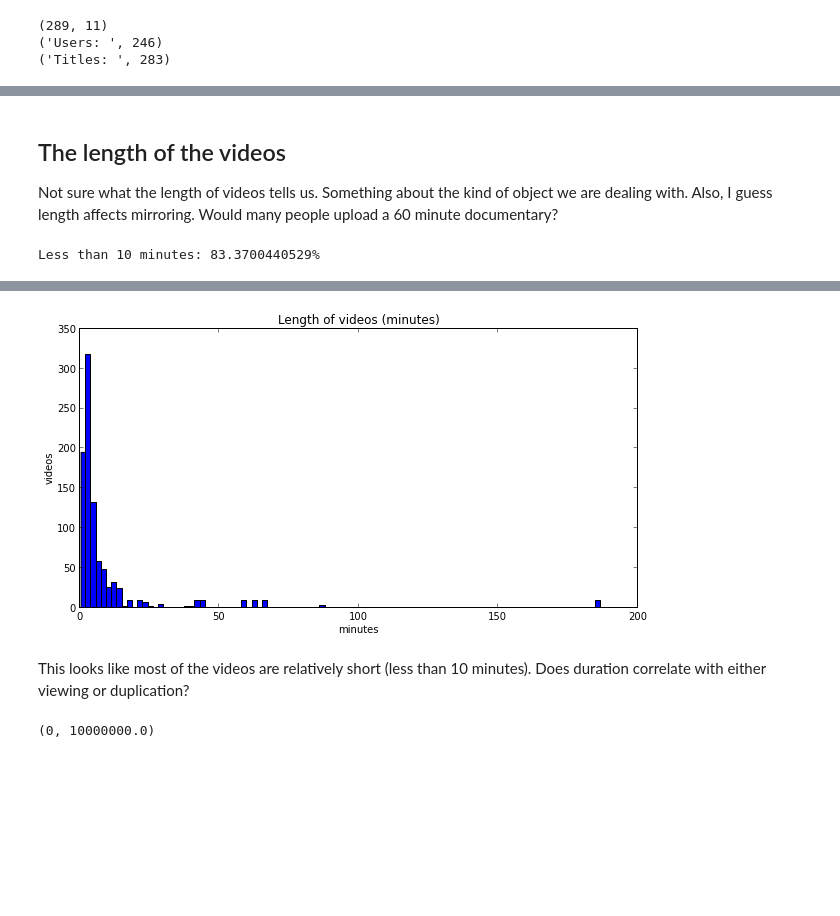
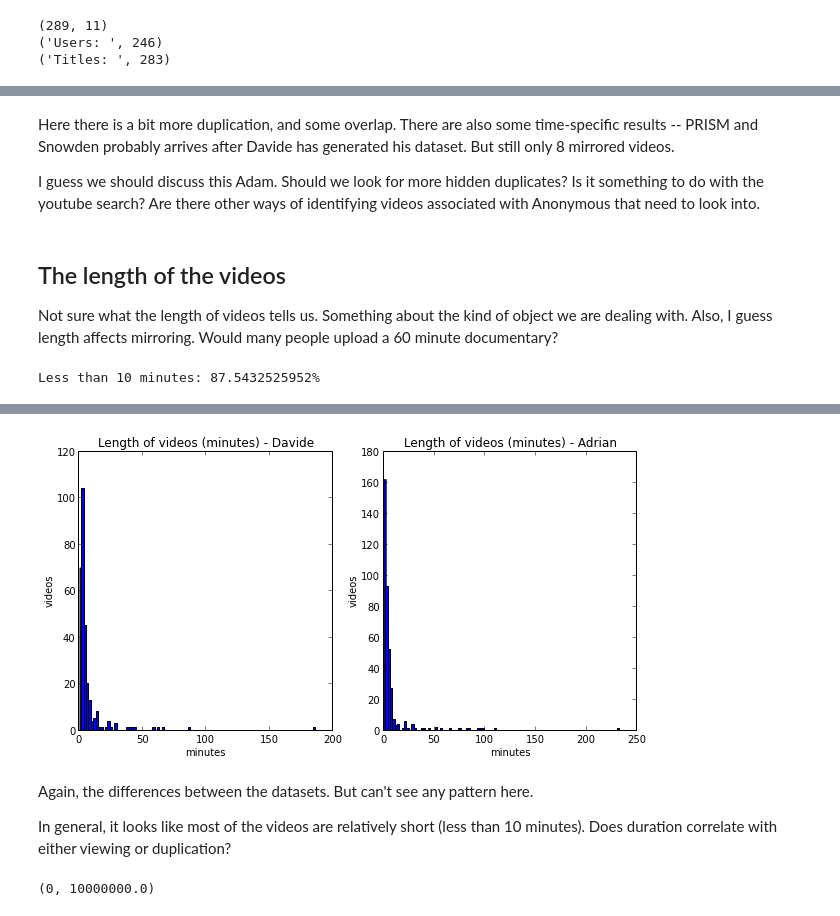
Before and after one commit to rian39/mirroring, a Jupyter notebook: Anonymous_youtube.ipynb, the cells around one changed output, grey strips where cells are left out. Saved outputs shown, nothing was run; the diff lists cells and outputs as text; code cells hidden in the pictures; blank space fills up the shorter version.

```diff
--- a/Anonymous_youtube.ipynb
+++ b/Anonymous_youtube.ipynb
@@ -107,25 +153,42 @@ So it looks like there is in now way good overlap between them. Only around one
+# %% [markdown]
+Here there is a bit more duplication, and some overlap. There are also some time-specific results -- PRISM and Snowden probably arrives after Davide has generated his dataset. But still only 8 mirrored videos.
+
+I guess we should discuss this Adam. Should we look for more hidden duplicates? Is it something to do with the youtube search? Are there other ways of identifying videos associated with Anonymous that need to look into.
 # %% [markdown]
 ## The length of the videos
 
 Not sure what the length of videos tells us. Something about the kind of object we are dealing with. Also, I guess length affects mirroring. Would many people upload a 60 minute documentary?
 # %%
+#davide's videos
 duration = video_df.DURATION.order().tolist()
 duration = [d/60 for d in duration]
 f = pylab.figure(figsize=(10,5))
-sp=f.add_subplot(1,1,1)
+sp=f.add_subplot(1,2,1)
 
 h=sp.hist(duration, bins=100)
 print('Less than 10 minutes: '+ str(float(sum(video_df.DURATION/60 < 10))/video_df.DURATION.shape[0]*100)+ '%')
-sp.set_title('Length of videos (minutes)')
+sp.set_title('Length of videos (minutes) - Davide')
 sp.set_xlabel('minutes')
 sp.set_ylabel('videos')
+#adrian's videos
+df_am = yt.format_durations(df_am)
+df_am.columns
+#df_am['duration_second'].hist(bins=100)
+sp2=f.add_subplot(1,2,2)
+sp2.set_title('Length of videos (minutes) - Adrian')
+sp2.set_xlabel('minutes')
+sp2.set_ylabel('videos')
+dur_min = df_am.duration_second/60
+h2 = sp2.hist(dur_min, bins=100)
 YouTubeVideo(video_df.ID.iloc[1])
 # %% [output]
-Less than 10 minutes: 83.3700440529%
+Less than 10 minutes: 87.5432525952%
 [interactive output not drawn]
-[figure, old version]
+[figure, new version]
 # %% [markdown]
-This looks like most of the videos are relatively short (less than 10 minutes). Does duration correlate with either viewing or duplication?
+Again, the differences between the datasets. But can't see any pattern here.
+
+In general, it looks like most of the videos are relatively short (less than 10 minutes). Does duration correlate with either viewing or duplication?
 # %%
 fig=figure(dpi=200)
 sp = fig.add_subplot(1,2,1)
```
Also changed, not shown: parts of 25 cells of this notebook, 4 other files.
